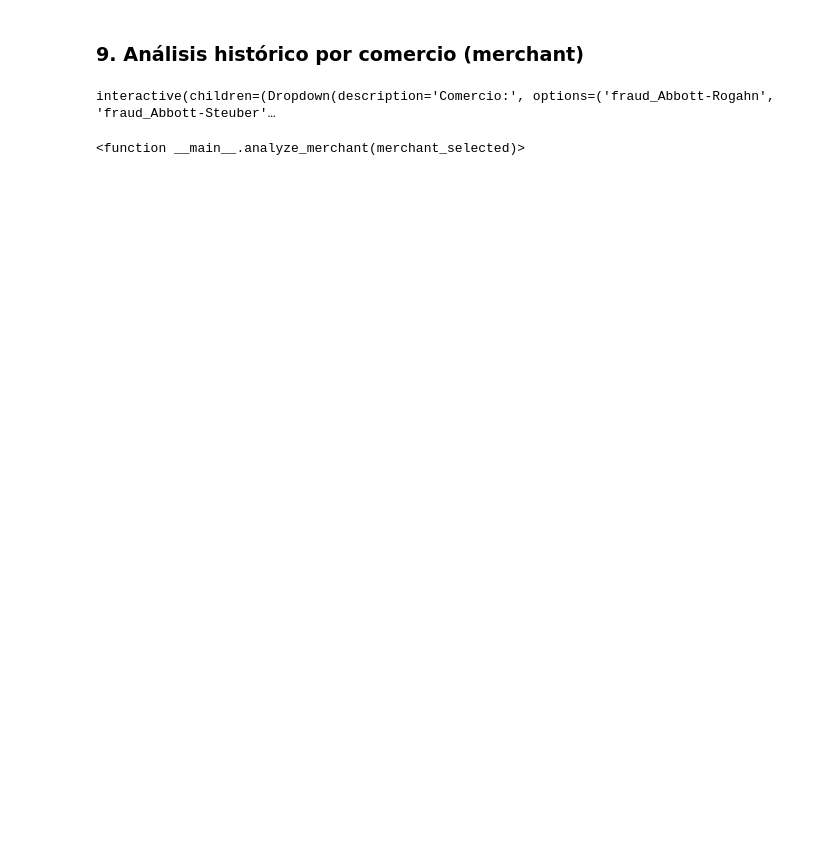
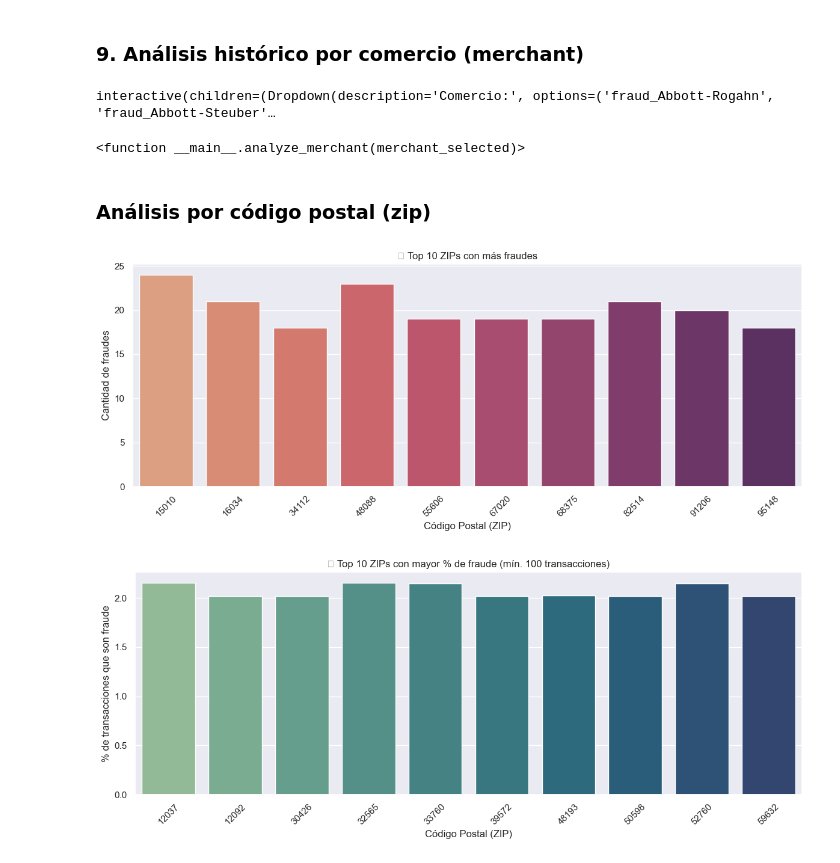
Before and after one commit to mvrcentes/ClientAwareFraudDetect, a Jupyter notebook: FraudDetection_HighAmountAnomalies.ipynb, the cells around one changed output. Drawn from its saved outputs; the diff is of its cells as text; code cells hidden in the pictures; blank space fills up the shorter version.

```diff
--- a/FraudDetection_HighAmountAnomalies.ipynb
+++ b/FraudDetection_HighAmountAnomalies.ipynb
@@ -464,3 +478,45 @@ widgets.interact(analyze_merchant, merchant_selected=merchant_dropdown)
 # %% [output]
 interactive(children=(Dropdown(description='Comercio:', options=('fraud_Abbott-Rogahn', 'fraud_Abbott-Steuber'…
 <function __main__.analyze_merchant(merchant_selected)>
+# %% [markdown]
+### Análisis por código postal (zip)
+# %%
+# Agrupar por código postal
+zip_summary = df.groupby("zip").agg(
+    total_transacciones=("is_fraud", "count"),
+    fraudes=("is_fraud", "sum")
+).reset_index()
+
+zip_summary["porcentaje_fraude"] = (
+    zip_summary["fraudes"] / zip_summary["total_transacciones"]
+) * 100
+
+# Ordenar por cantidad de fraudes
+top_zip_abs = zip_summary.sort_values("fraudes", ascending=False).head(10)
+
+# ZIPs con al menos 100 transacciones para evitar ruido en % de fraude
+top_zip_pct = zip_summary[zip_summary["total_transacciones"] >= 100]
+top_zip_pct = top_zip_pct.sort_values("porcentaje_fraude", ascending=False).head(10)
+
+# === Plot 1: ZIPs con más fraudes absolutos ===
+plt.figure(figsize=(12, 5))
+sns.barplot(x="zip", y="fraudes", data=top_zip_abs, palette="flare")
+plt.title("🔒 Top 10 ZIPs con más fraudes")
+plt.xlabel("Código Postal (ZIP)")
+plt.ylabel("Cantidad de fraudes")
+plt.xticks(rotation=45)
+plt.tight_layout()
+plt.show()
+
+# === Plot 2: ZIPs con mayor % de fraude (min 100 transacciones) ===
+plt.figure(figsize=(12, 5))
+sns.barplot(x="zip", y="porcentaje_fraude", data=top_zip_pct, palette="crest")
+plt.title("📊 Top 10 ZIPs con mayor % de fraude (mín. 100 transacciones)")
+plt.xlabel("Código Postal (ZIP)")
+plt.ylabel("% de transacciones que son fraude")
+plt.xticks(rotation=45)
+plt.tight_layout()
+plt.show()
+# %% [output]
+[figure, added]
+[figure, added]
```
Also changed, not shown: parts of 21 cells of this notebook.
